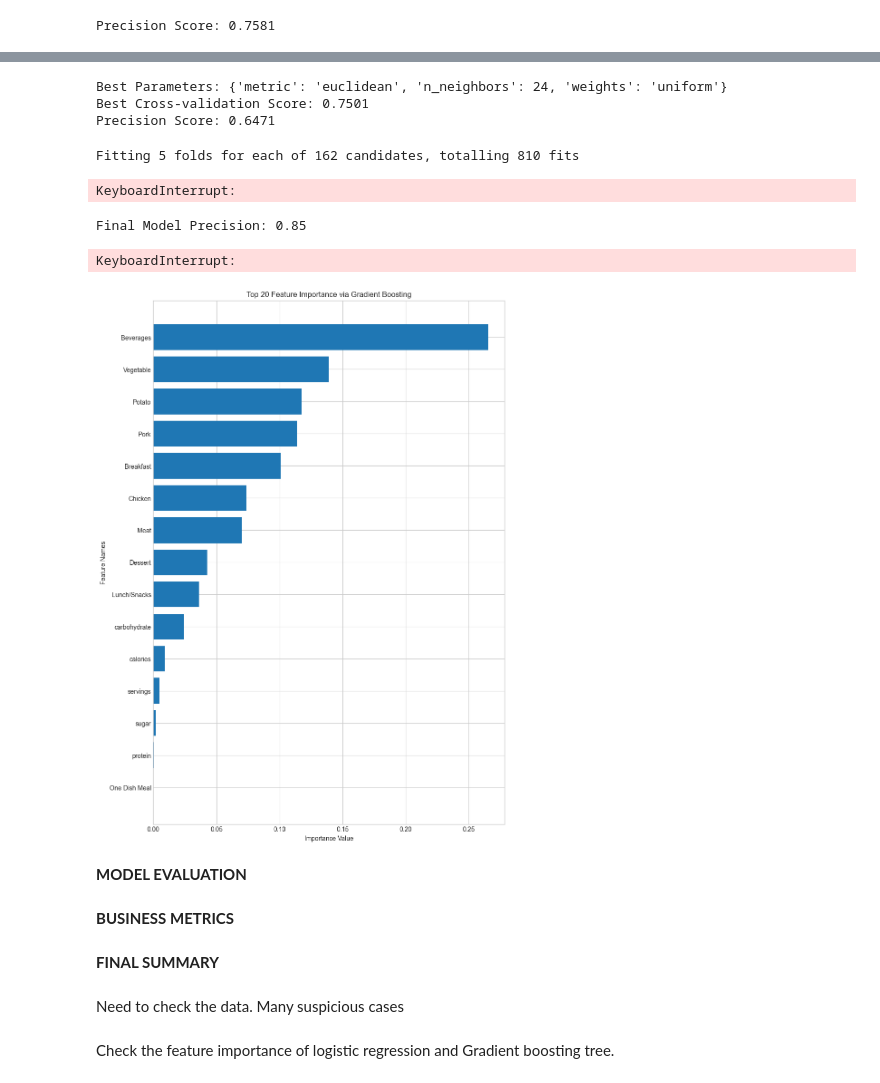
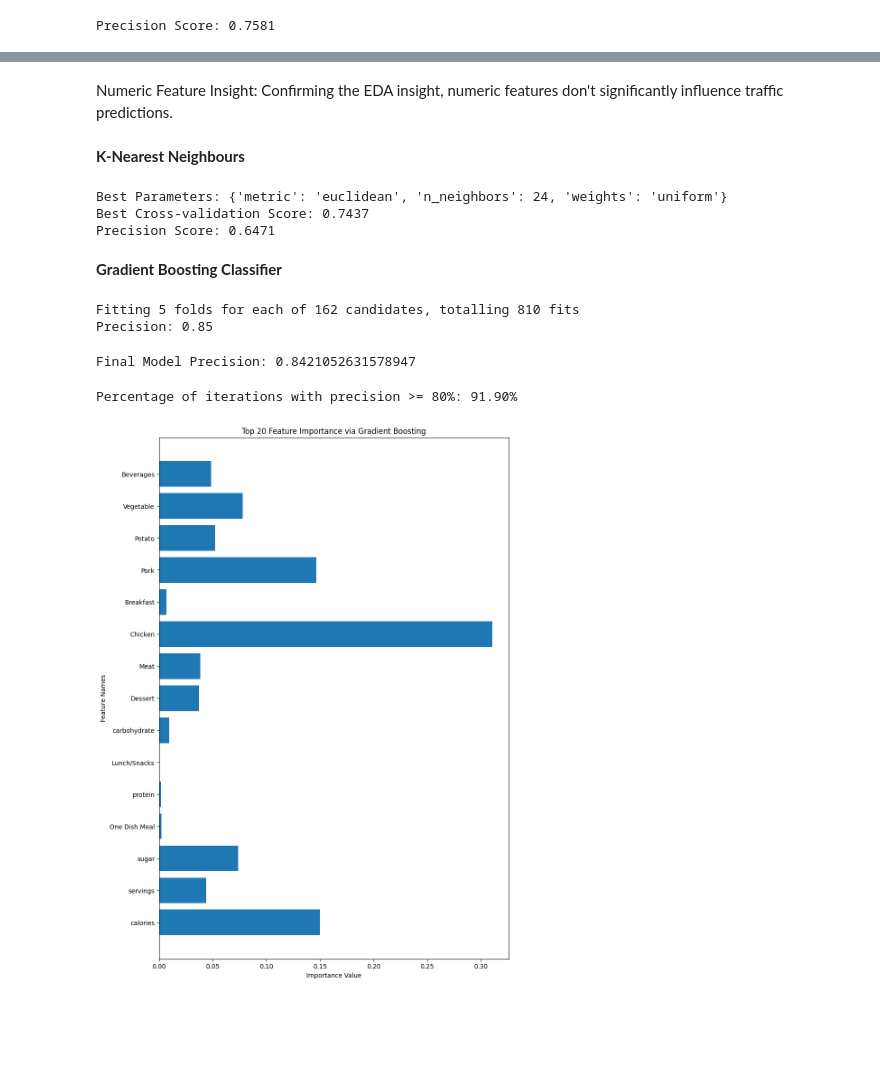
Before and after one commit to pendovka/Predicting-High-Traffic-Recipes, a Jupyter notebook: Predicting-high-traffic-recipes.ipynb, the cells around one changed output, grey strips where cells are left out. Cells and saved outputs as stored; diff of their text form; code cells hidden in the pictures; blank space fills up the shorter version.

```diff
--- a/Predicting-high-traffic-recipes.ipynb
+++ b/Predicting-high-traffic-recipes.ipynb
@@ -120,0 +145,2 @@ dtype: float64
+# %%
+recipe_data['high_traffic'] = recipe_data['high_traffic'].fillna('Low')
@@ -416,3 +433,7 @@ plt.show()
+# %% [markdown]
+Numeric Feature Insight: Confirming the EDA insight, numeric features don't significantly influence traffic predictions.
+# %% [markdown]
+**K-Nearest Neighbours**
 # %%
 from sklearn.neighbors import KNeighborsClassifier
 from sklearn.metrics import precision_score
@@ -446,8 +467,10 @@ prec_score = precision_score(y_test, y_pred)
 print(f"Precision Score: {prec_score:.4f}")
 # %% [output]
 Best Parameters: {'metric': 'euclidean', 'n_neighbors': 24, 'weights': 'uniform'}
-Best Cross-validation Score: 0.7501
+Best Cross-validation Score: 0.7437
 Precision Score: 0.6471
+# %% [markdown]
+**Gradient Boosting Classifier**
 # %%
 from sklearn.ensemble import GradientBoostingClassifier
 
@@ -473,7 +496,7 @@ y_pred = grid_search.best_estimator_.predict(X_test)
 print("Precision:", precision_score(y_test, y_pred))
 # %% [output]
 Fitting 5 folds for each of 162 candidates, totalling 810 fits
+Precision: 0.85
-KeyboardInterrupt:
 # %%
 final_model = GradientBoostingClassifier(**grid_search.best_params_)
 
@@ -484,7 +507,7 @@ final_precision = precision_score(y_test, y_pred_final)
 
 print("Final Model Precision:", final_precision)
 # %% [output]
-Final Model Precision: 0.85
+Final Model Precision: 0.8421052631578947
 # %%
 from sklearn.utils import resample
 
@@ -516,31 +539,21 @@ above_80 = sum([1 for x in precision_scores_bootstrap if x >= 0.8]) / n_iteratio
 
 print(f"Percentage of iterations with precision >= 80%: {above_80*100:.2f}%")
 # %% [output]
-KeyboardInterrupt:
+Percentage of iterations with precision >= 80%: 91.90%
 # %%
 feature_importances = final_model.feature_importances_
 
 # Pair them up in a tuple and sort by importance value
 sorted_importance = sorted(list(zip(feature_names, feature_importances)), key=lambda x: x[1], reverse=True)
 
-top_features, top_importances = features[:20], importances[:20]
+top_features, top_importances = features[:20], feature_importances[:20]
 
 plt.figure(figsize=(10, 15))
 plt.barh(top_features, top_importances)
 plt.title('Top 20 Feature Importance via Gradient Boosting')
 plt.xlabel('Importance Value')
 plt.ylabel('Feature Names')
 plt.gca().invert_yaxis()
 plt.show()
 # %% [output]
-[figure, old version]
+[figure, new version]
-# %% [markdown]
-**MODEL EVALUATION**
-# %% [markdown]
-**BUSINESS METRICS**
-# %% [markdown]
-**FINAL SUMMARY**
-# %% [markdown]
-Need to check the data. Many suspicious cases
-# %% [markdown]
-Check the feature importance of logistic regression and Gradient boosting tree.
```
Also changed, not shown: parts of 37 cells of this notebook.
